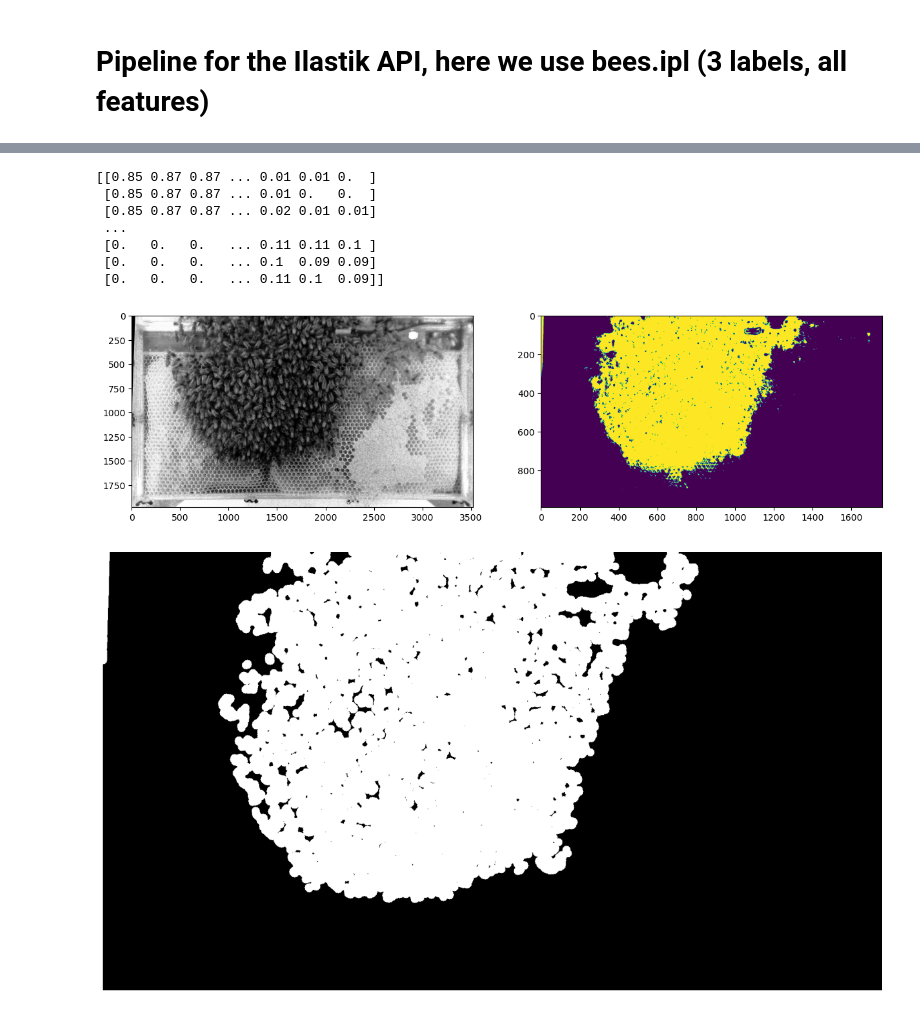
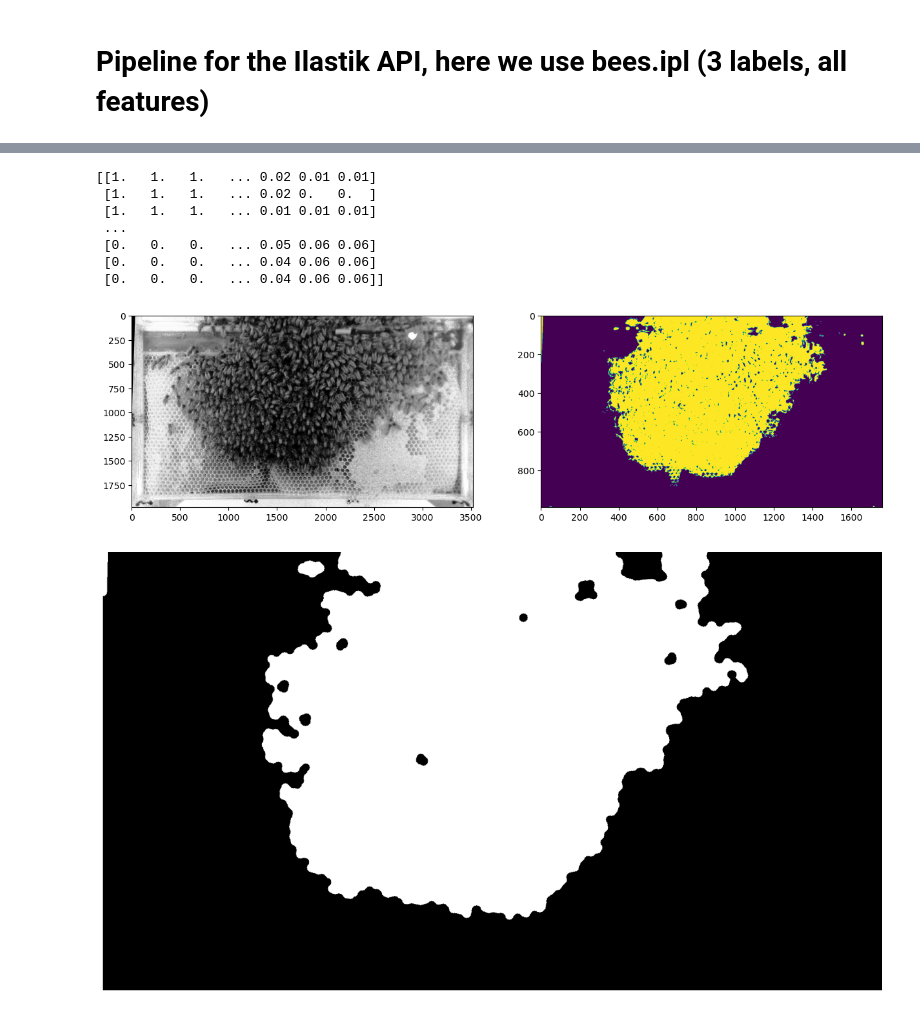
Before and after one commit to epfl-mobots/IR-imaging-2024, a Jupyter notebook: ilastik/pipeline.ipynb, the cells around one changed output, grey strips where cells are left out. Cells and saved outputs as stored; diff of their text form; code cells hidden in the pictures.

```diff
--- a/ilastik/pipeline.ipynb
+++ b/ilastik/pipeline.ipynb
@@ -36,37 +47,38 @@ INFO ilastik.workflows.pixelClassification.pixelClassificationWorkflow: Complete
 # %%
-filename = "img3_resized_Probabilities.h5"
+filename = "img2_resized_Probabilities.h5"
 with h5py.File(filename, "r") as f:
     a_group_key = list(f.keys())[0]
     data = list(f[a_group_key])
     ds_arr = f[a_group_key][:,:,0]  # returns as a numpy array
     print(ds_arr)
 # %% [output]
-[[0.85 0.87 0.87 ... 0.01 0.01 0.  ]
- [0.85 0.87 0.87 ... 0.01 0.   0.  ]
- [0.85 0.87 0.87 ... 0.02 0.01 0.01]
+[[1.   1.   1.   ... 0.02 0.01 0.01]
+ [1.   1.   1.   ... 0.02 0.   0.  ]
+ [1.   1.   1.   ... 0.01 0.01 0.01]
  ...
- [0.   0.   0.   ... 0.11 0.11 0.1 ]
- [0.   0.   0.   ... 0.1  0.09 0.09]
- [0.   0.   0.   ... 0.11 0.1  0.09]]
+ [0.   0.   0.   ... 0.05 0.06 0.06]
+ [0.   0.   0.   ... 0.04 0.06 0.06]
+ [0.   0.   0.   ... 0.04 0.06 0.06]]
 # %%
 cv2.imwrite('img3_resized_Probabilities.png', ds_arr)
 mask = cv2.imread('img3_resized_Probabilities.png', cv2.IMREAD_GRAYSCALE)
 
 fig, ax = plt.subplots(1, 2, figsize=(15, 15))
-ax[0].imshow(cv2.imread('img3.jpg'), cmap='gray')
+ax[0].imshow(cv2.imread('img2.jpg'), cmap='gray')
 ax[1].imshow(mask)
 plt.show()
 # %% [output]
-[figure, old version]
+[figure, new version]
 # %%
 # morphology
 mask_open = opening(mask, disk(9))
 mask_closed = closing(mask_open, disk(9))
 # %%
 fig, ax = plt.subplots(1, 1, figsize=(15, 15))
-ax.imshow(mask_open, cmap='gray')
+ax.imshow(mask_closed, cmap='gray')
 ax.axis('off')
+# ax.set_title('Random Forest Classifier - Mask after morphological operations')
 plt.show()
 # %% [output]
-[figure, old version]
+[figure, new version]
 # %%
```
Also changed, not shown: parts of 6 cells of this notebook, 6 other files.
